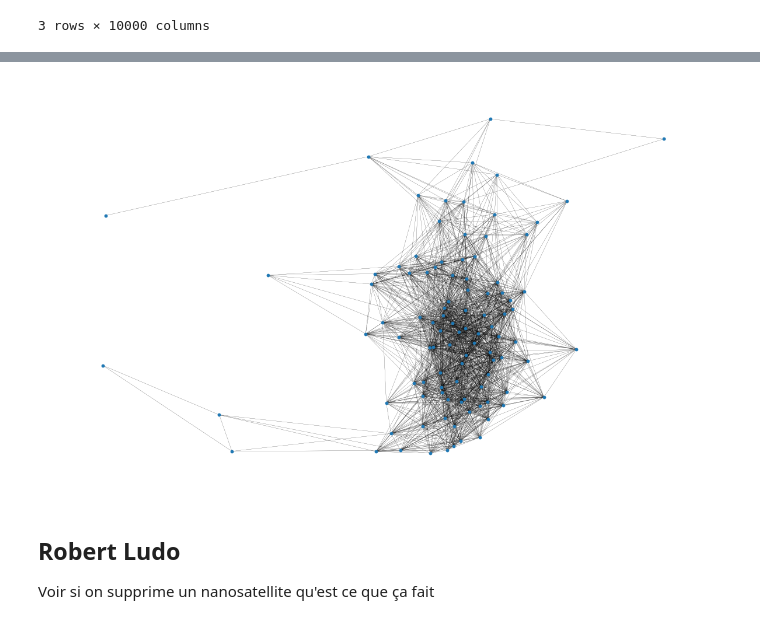
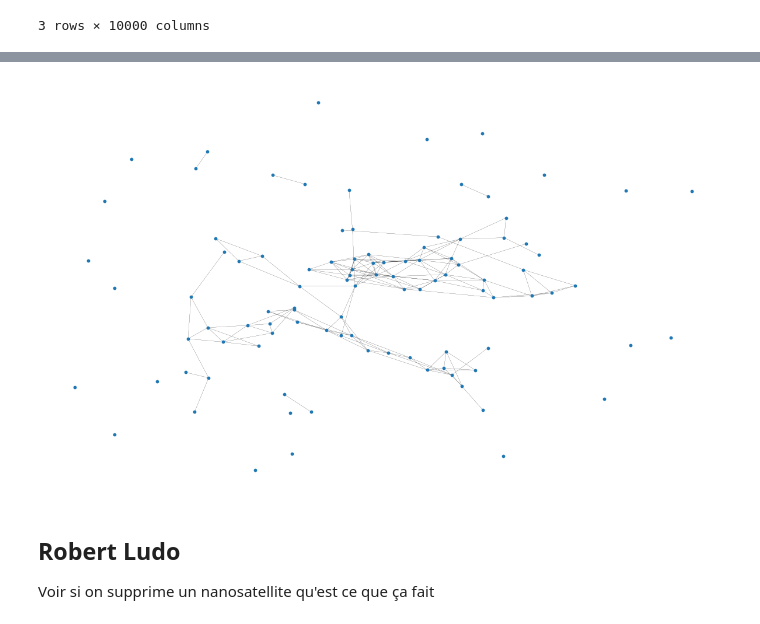
Before and after one commit to Emma-html/projet_reseaux_IA, a Jupyter notebook: partie2.ipynb, the cells around one changed output, grey strips where cells are left out. Drawn from its saved outputs; the diff is of its cells as text; code cells hidden in the pictures.

```diff
--- a/partie2.ipynb
+++ b/partie2.ipynb
@@ -63,10 +63,10 @@ nx.draw_networkx(graph, pos=nx.random_layout(graph), ax=ax, **plot_options)
 # %%
-pos = nx.spring_layout(graph, iterations=15, seed=1721)
+pos = nx.spring_layout(graph1, iterations=15, seed=1721)
 fig, ax = plt.subplots(figsize=(15, 9))
 ax.axis("off")
 nx.draw_networkx(graph, pos=pos, ax=ax, **plot_options)
 # %% [output]
-[figure, old version]
+[figure, new version]
 # %% [markdown]
 ## Robert Ludo
 
```
Also changed, not shown: parts of 5 cells of this notebook.
